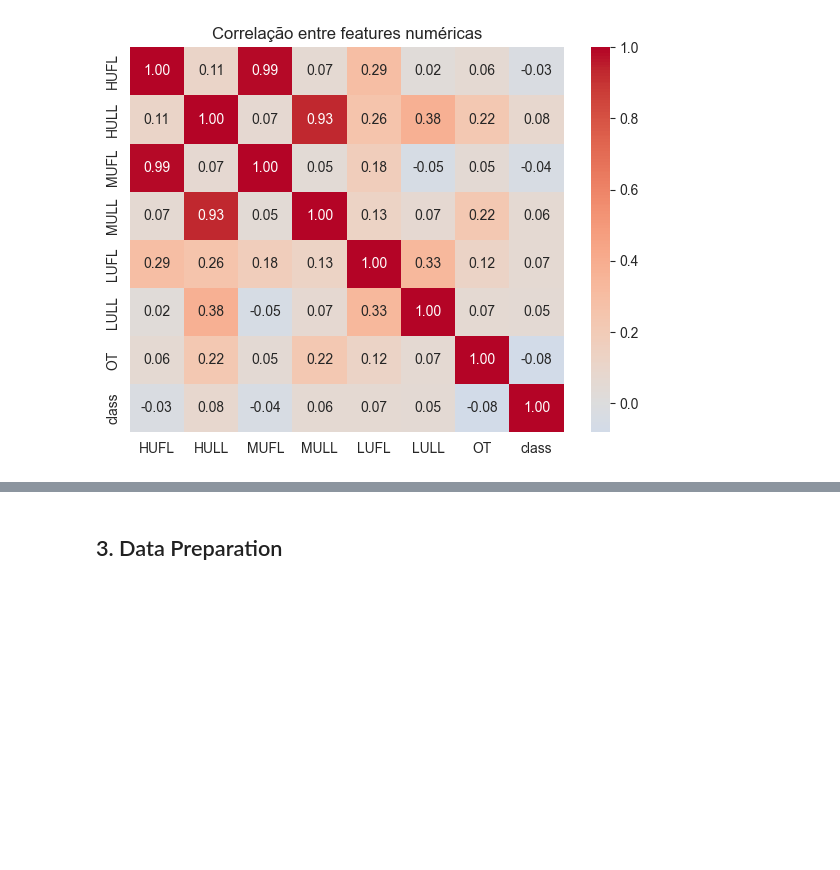
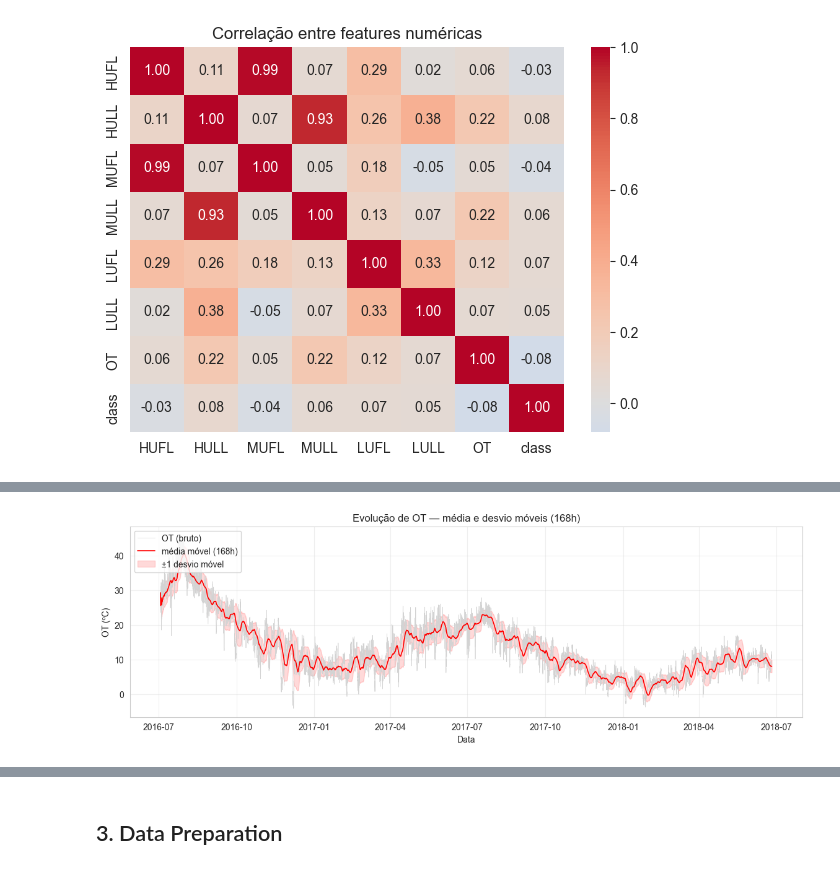
Before and after one commit to RodrigoTDonde/desafio_transformadores_autoencoder, a Jupyter notebook: notebooks/desafio_transformadores.ipynb, the cells around one changed output, grey strips where cells are left out. Drawn from its saved outputs; the diff is of its cells as text; code cells hidden in the pictures; blank space fills up the shorter version.

```diff
--- a/notebooks/desafio_transformadores.ipynb
+++ b/notebooks/desafio_transformadores.ipynb
@@ -263,0 +309,6 @@ AE.
+# %%
+fig = plot_ot_rolling(df, window=24*7)  # janela semanal
+save_fig(fig, "13_ot_rolling")
+plt.show()
+# %% [output]
+[figure, added]
```
Also changed, not shown: parts of 22 cells of this notebook, 7 other files.
